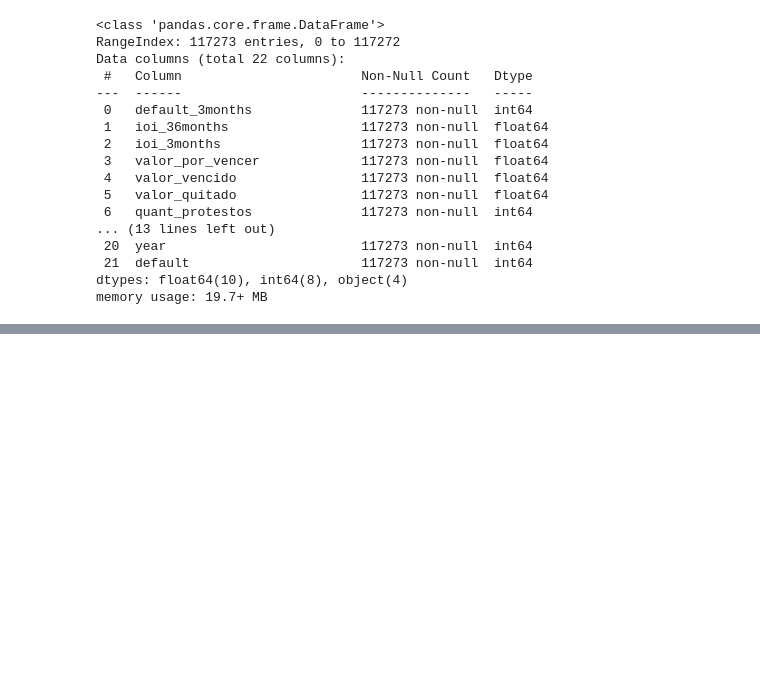
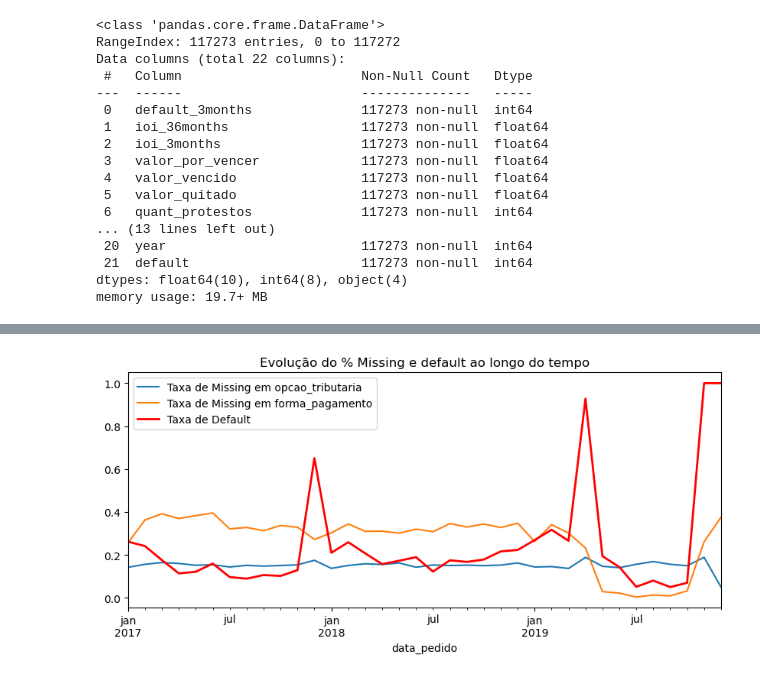
Before and after one commit to MaiaraMoro/X-health, a Jupyter notebook: notebooks/01_analise_exploratoria.ipynb, the cells around one changed output, grey strips where cells are left out. Saved outputs shown, nothing was run; the diff lists cells and outputs as text; code cells hidden in the pictures; blank space fills up the shorter version.

```diff
--- a/notebooks/01_analise_exploratoria.ipynb
+++ b/notebooks/01_analise_exploratoria.ipynb
@@ -280,0 +471,14 @@ df = df.loc[(df["tipo_sociedade"] != "missing") & (df["atividade_principal"] !=
+# %%
+group_missing_opc = df.groupby('data_pedido')['opcao_tributaria_missing'].mean()
+group_missing_forma = df.groupby('data_pedido')['forma_pagamento_missing'].mean()
+group_default = df.groupby('data_pedido')['default'].mean()  # Taxa de default
+
+plt.figure(figsize=(10,4))
+group_missing_opc.plot(label='Taxa de Missing em opcao_tributaria')
+group_missing_forma.plot(label='Taxa de Missing em forma_pagamento')
+group_default.plot(label='Taxa de Default', color='red', linewidth=2)
+plt.legend()
+plt.title("Evolução do % Missing e default ao longo do tempo")
+plt.show()
+# %% [output]
+[figure, added]
```
Also changed, not shown: parts of 49 cells of this notebook.
